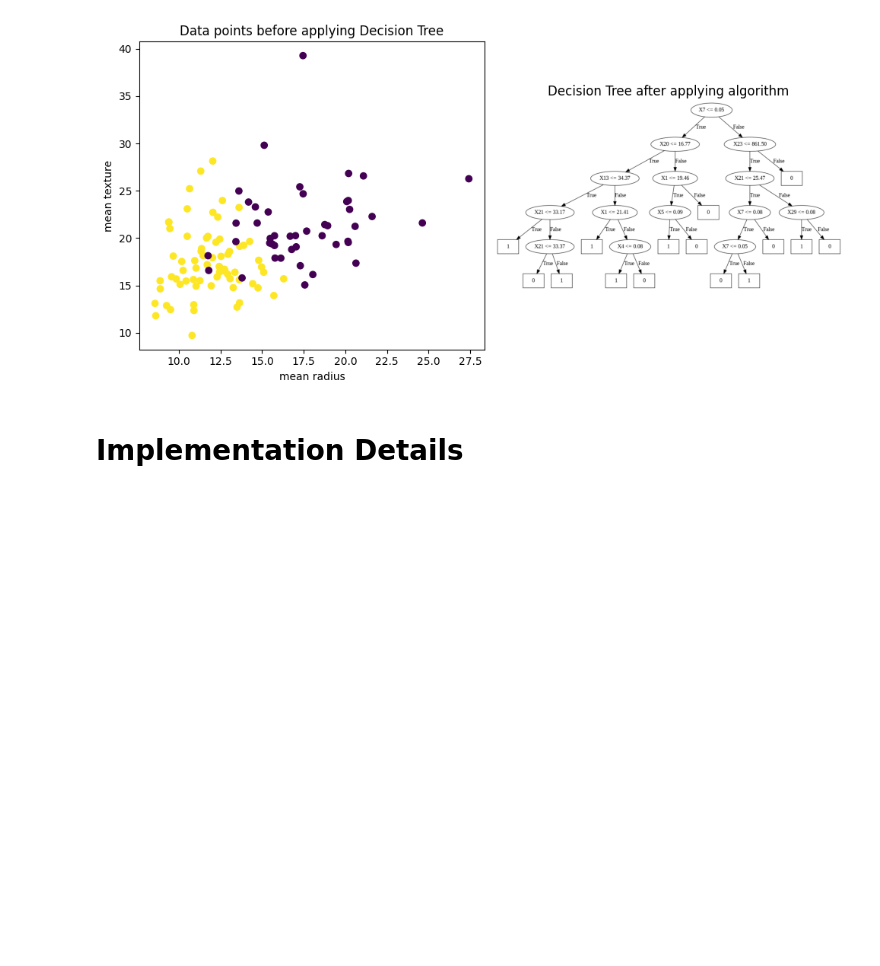
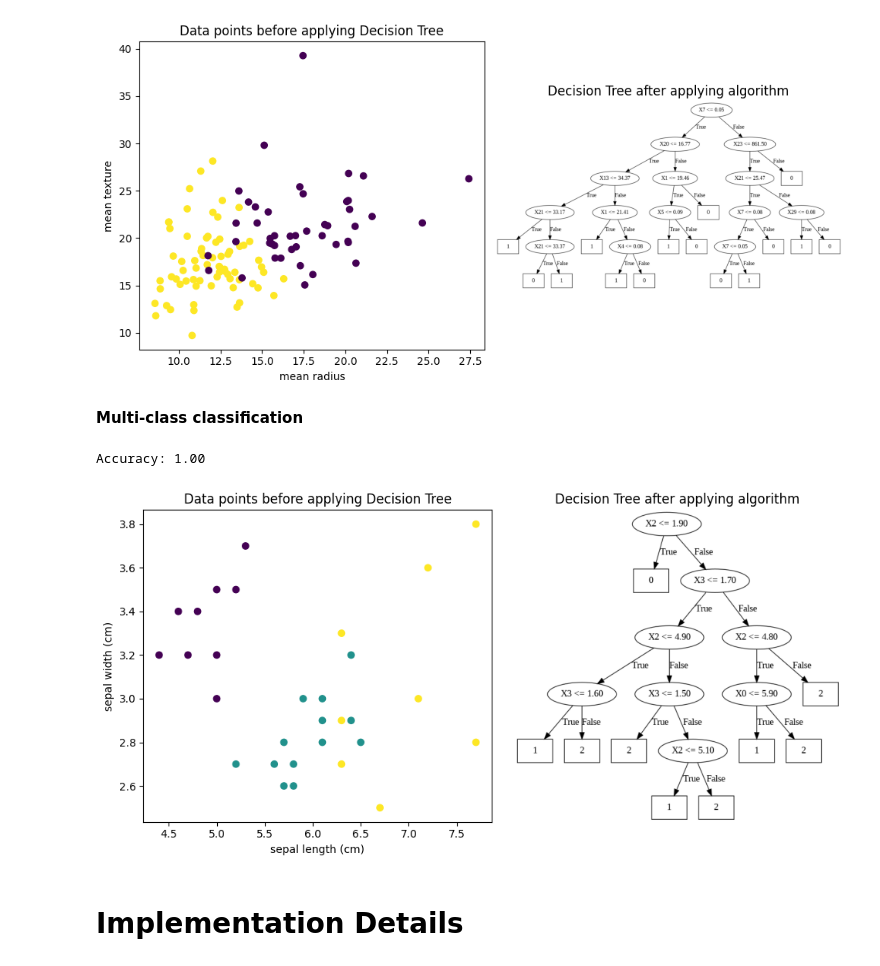
Before and after one commit to GDharan10/MachineLearningAlgorithmFromScratch, a Jupyter notebook: Tree-Based Algorithms / DecisionTreesClassification.ipynb, the cells around one changed output. Saved outputs shown, nothing was run; the diff lists cells and outputs as text; code cells hidden in the pictures; blank space fills up the shorter version.

```diff
--- a/Tree-Based Algorithms / DecisionTreesClassification.ipynb
+++ b/Tree-Based Algorithms / DecisionTreesClassification.ipynb
@@ -256,6 +257,55 @@ plt.show()
 # %% [output]
 Accuracy: 0.92
 [figure]
+# %% [markdown]
+**Multi-class classification**
+# %%
+import numpy as np
+import matplotlib.pyplot as plt
+from sklearn import datasets
+from sklearn.model_selection import train_test_split
+
+# Load the Iris dataset
+data = datasets.load_iris()
+X, y = data.data, data.target
+
+# Split the dataset
+X_train, X_test, y_train, y_test = train_test_split(X, y, test_size=0.2, random_state=1234)
+
+# Fit the model
+clf = DecisionTree(max_depth=10)
+clf.fit(X_train, y_train)
+predictions = clf.predict(X_test)
+
+# Calculate accuracy
+def accuracy(y_test, y_pred):
+    return np.sum(y_test == y_pred) / len(y_test)
+
+acc = accuracy(y_test, predictions)
+print(f'Accuracy: {acc:.2f}')
+
+# Visualize the data points (using only two features for visualization purposes)
+plt.figure(figsize=(10, 5))
+
+plt.subplot(1, 2, 1)
+plt.scatter(X_test[:, 0], X_test[:, 1], c=y_test, cmap='viridis')
+plt.xlabel(data.feature_names[0])
+plt.ylabel(data.feature_names[1])
+plt.title('Data points before applying Decision Tree')
+
+# Visualize the decision tree
+plt.subplot(1, 2, 2)
+tree_plot = clf.visualize()
+tree_plot.render('decision_tree', format='png')
+plt.imshow(plt.imread('decision_tree.png'))
+plt.axis('off')
+plt.title('Decision Tree after applying algorithm')
+
+plt.tight_layout()
+plt.show()
+# %% [output]
+Accuracy: 1.00
+[figure, added]
 # %% [markdown]
 # **Implementation Details**
 # %% [markdown]
```
Also changed, not shown: parts of 2 cells of this notebook.
